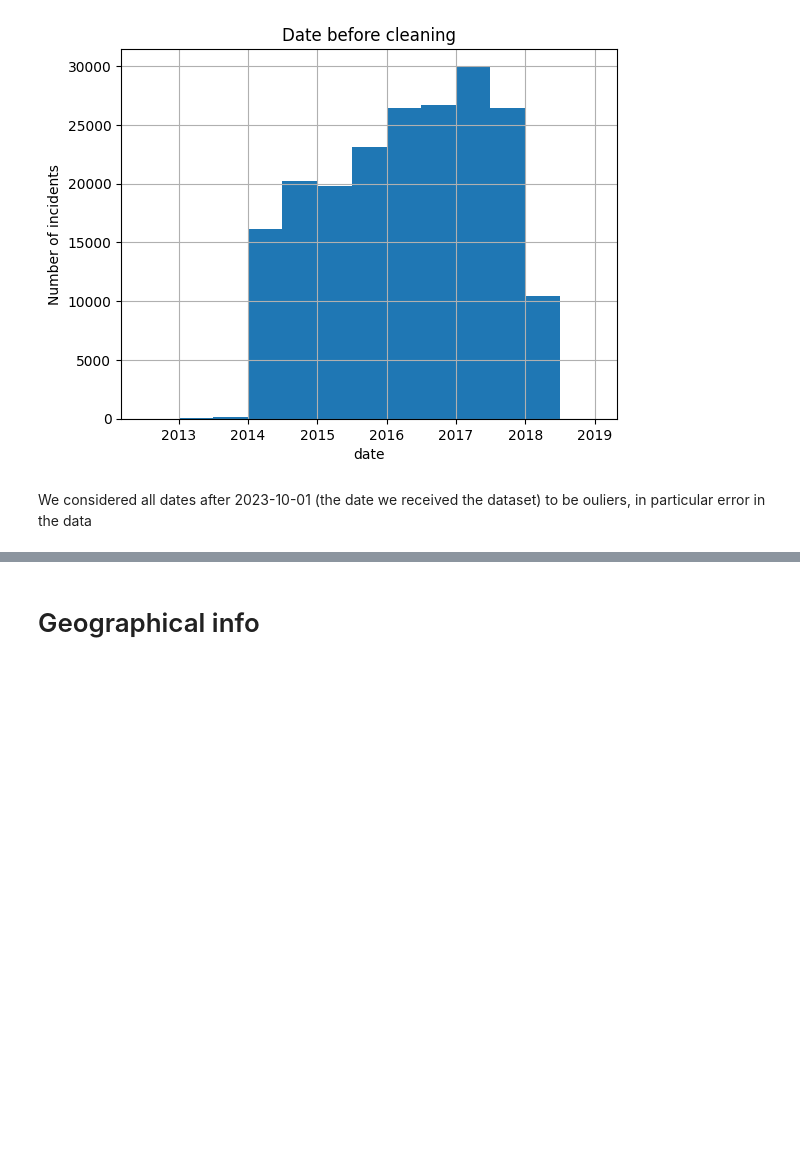
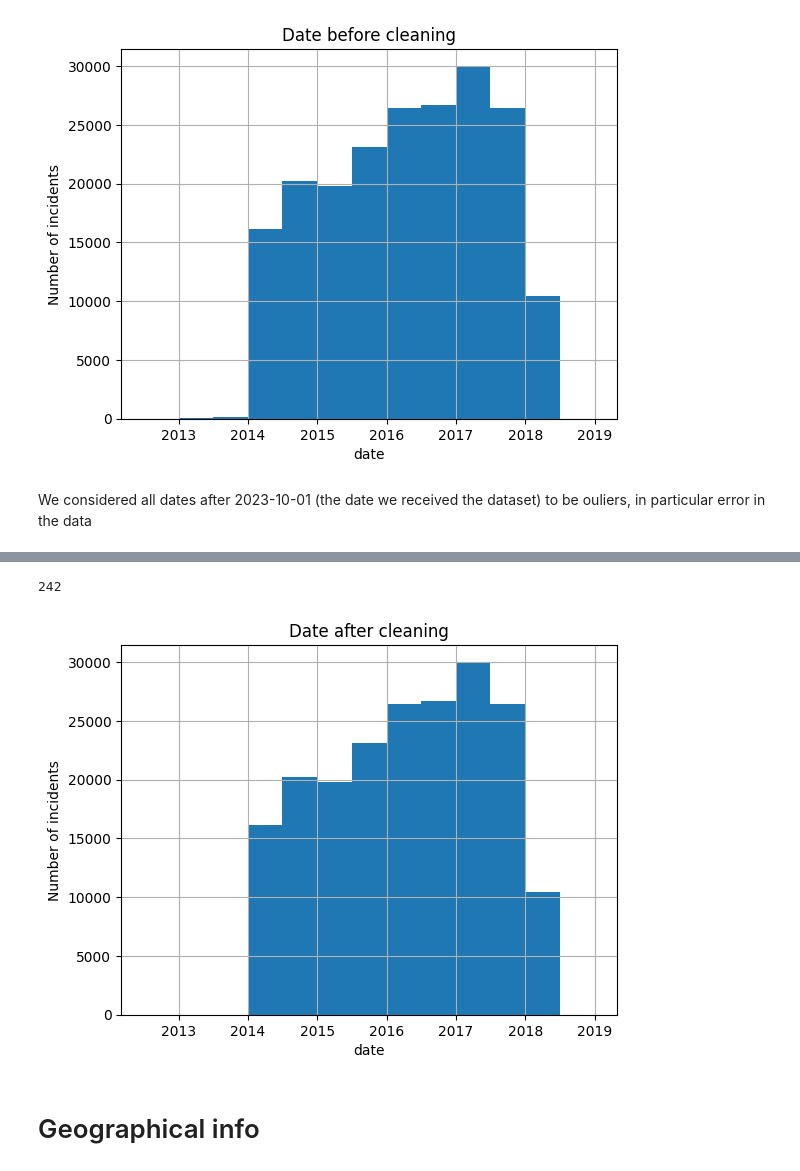
Before and after one commit to vezzusamu/dm-project, a Jupyter notebook: data_preparation.ipynb, the cells around one changed output, grey strips where cells are left out. Cells and saved outputs as stored; diff of their text form; code cells hidden in the pictures; blank space fills up the shorter version.

```diff
--- a/data_preparation.ipynb
+++ b/data_preparation.ipynb
@@ -69,6 +69,9 @@ df["n_participants"] = pd.to_numeric(df["n_participants"], errors="coerce").asty
 df["notes"] = df["notes"].astype("string")
 df["incident_characteristics1"] = df["incident_characteristics1"].astype("string")
 df["incident_characteristics2"] = df["incident_characteristics2"].astype("string")
+df["party"] = df["party"].astype("string")
+df["candidatevotes"] = df["candidatevotes"].astype("Int64")
+df["totalvotes"] = df["totalvotes"].astype("Int64")
 df.info()
 # %% [output]
 <class 'pandas.core.frame.DataFrame'>
@@ -214,19 +165,0 @@ df.info() """
-# %%
-
-""" #modify the  max_age_participants null values by taking the column value according to this three columns "n_participants_adult", "n_participants_teen" and "n_participants_child" (TODO COMMENTO)
-#min_age_participants
-#1 adult
-condition = (df["max_age_participants"] > 17) & (df["max_age_participants"] < 60)
-internalCondition  = (df["max_age_participants"].isna()) & (df["n_participants_adult"].notna()) & (df["n_participants_adult"] > 0)
-df.loc[internalCondition, "max_age_participants"]= np.random.choice(df.loc[condition]["max_age_participants"], size=internalCondition.sum())
-#2 teen
-condition = (df["max_age_participants"] < 17) & (df["max_age_participants"] > 11)
-internalCondition  =(df["max_age_participants"].isna()) & (df["n_participants_teen"].notna()) & (df["n_participants_teen"] > 0)
-df.loc[internalCondition, "max_age_participants"]= np.random.choice(df.loc[condition]["max_age_participants"], size=internalCondition.sum())
-#3 child
-condition = (df["max_age_participants"] < 12) & (df["max_age_participants"] > 0)
-internalCondition  =(df["max_age_participants"].isna()) & (df["n_participants_child"].notna()) & (df["n_participants_child"] > 0)
-df.loc[internalCondition, "max_age_participants"] = np.random.choice(df.loc[condition, "max_age_participants"], size=internalCondition.sum())
-
-
-df.info() """
@@ -255,0 +199,18 @@ TODO: Drop 2013 records,
+# %%
+df_with_2013 = len(df)
+df = df[df['date'].dt.year > 2013]
+print(df_with_2013 - len(df))
+# %% [output]
+242
+# %%
+df.hist(column=["date"],   bins=[datetime.datetime(2012,7,1,0,0), datetime.datetime(2013,1,1,0,0), datetime.datetime(2013,7,1,0,0),
+                             datetime.datetime(2014,1,1,0,0), datetime.datetime(2014,7,1,0,0), datetime.datetime(2015,1,1,0,0),
+                             datetime.datetime(2015,7,1,0,0), datetime.datetime(2016,1,1,0,0), datetime.datetime(2016,7,1,0,0),
+                             datetime.datetime(2017,1,1,0,0), datetime.datetime(2017,7,1,0,0), datetime.datetime(2018,1,1,0,0),
+                             datetime.datetime(2018,7,1,0,0), datetime.datetime(2019,1,1,0,0)])
+plt.title("Date after cleaning")
+plt.xlabel("date")
+plt.ylabel("Number of incidents")
+plt.show()
+# %% [output]
+[figure, added]
```
Also changed, not shown: parts of 34 cells of this notebook, 1 other file.
